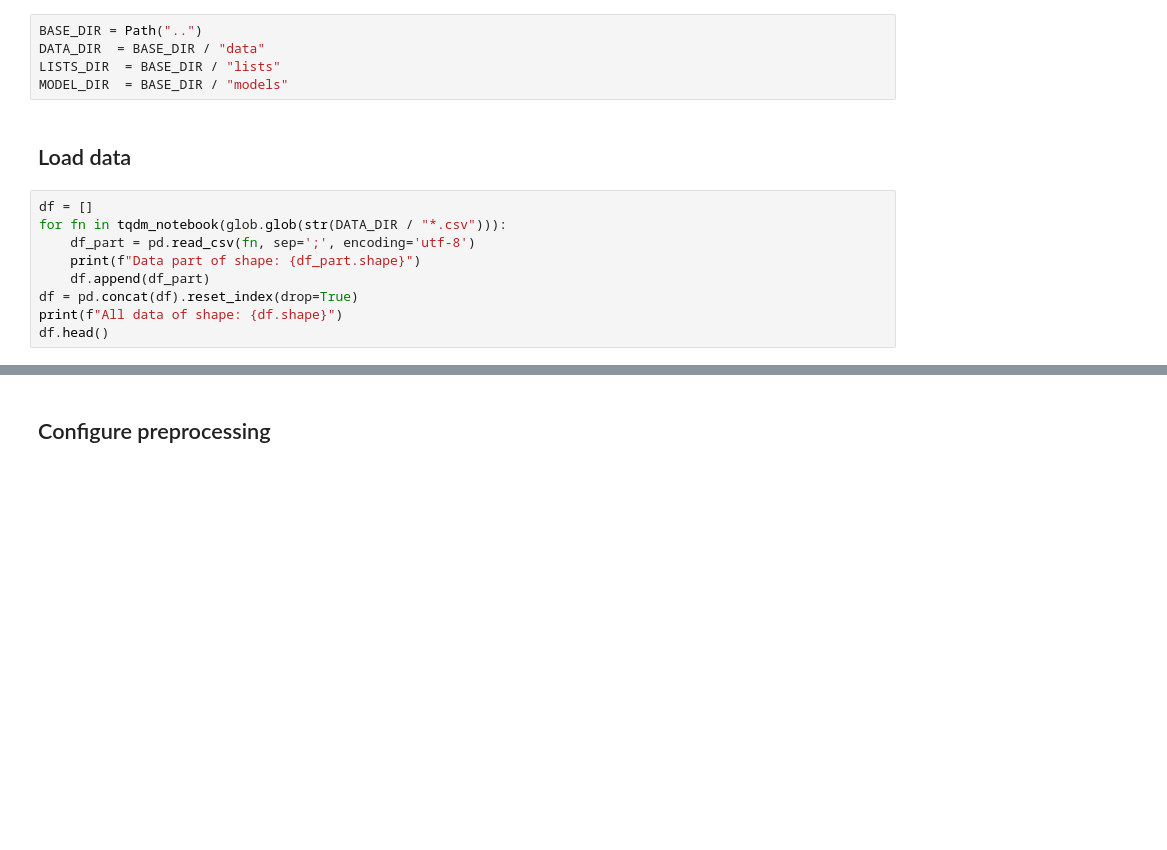
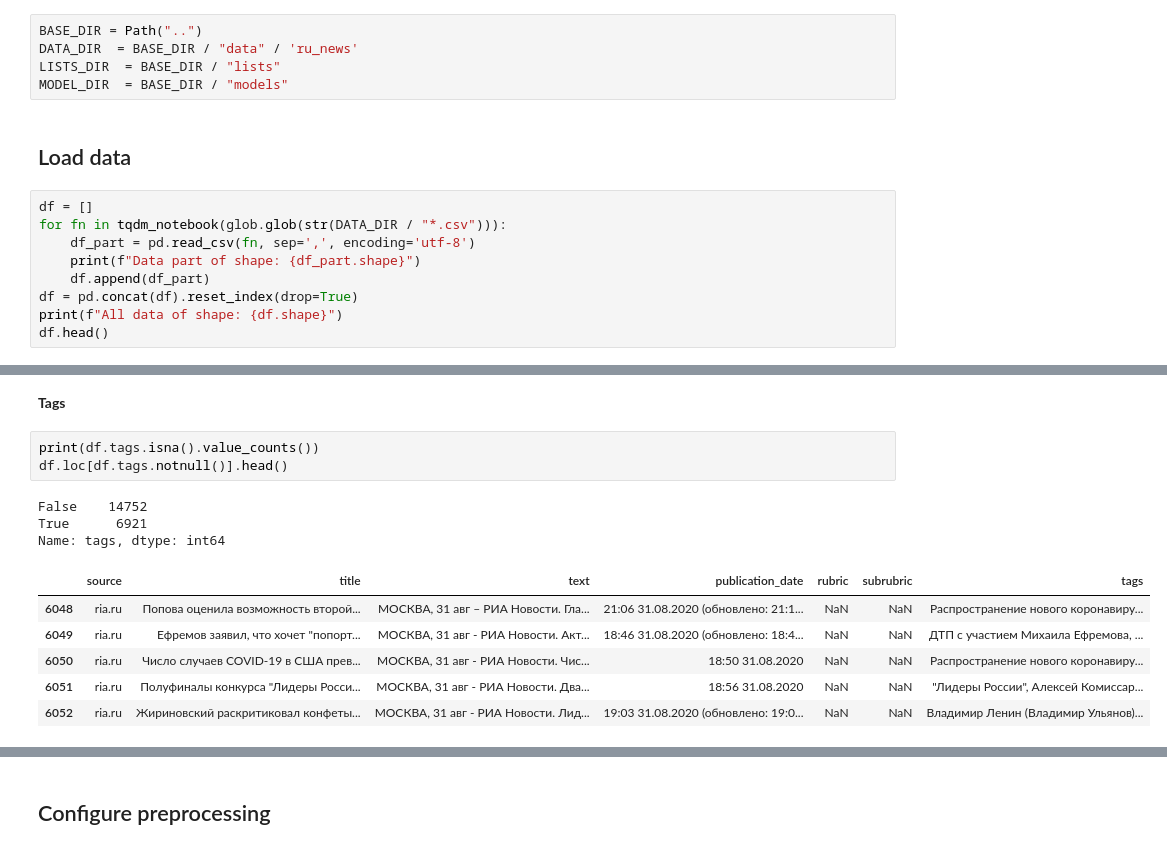
Before and after one commit to IrinaArmstrong/Keywords-Extraction, a Jupyter notebook: notebooks/KeyWords Extraction - TextRank.ipynb, the cells around one changed output, grey strips where cells are left out. Saved outputs shown, nothing was run; the diff lists cells and outputs as text; blank space fills up the shorter version.

```diff
--- a/notebooks/KeyWords Extraction - TextRank.ipynb
+++ b/notebooks/KeyWords Extraction - TextRank.ipynb
@@ -48,7 +47,7 @@ from gensim.models import word2vec, keyedvectors
 ### Define paths
 # %%
 BASE_DIR = Path("..")
-DATA_DIR  = BASE_DIR / "data"
+DATA_DIR  = BASE_DIR / "data" / 'ru_news'
 LISTS_DIR  = BASE_DIR / "lists"
 MODEL_DIR  = BASE_DIR / "models"
 # %% [markdown]
@@ -56,7 +55,7 @@ MODEL_DIR  = BASE_DIR / "models"
 # %%
 df = []
 for fn in tqdm_notebook(glob.glob(str(DATA_DIR / "*.csv"))):
-    df_part = pd.read_csv(fn, sep=';', encoding='utf-8')
+    df_part = pd.read_csv(fn, sep=',', encoding='utf-8')
     print(f"Data part of shape: {df_part.shape}")
     df.append(df_part)
 df = pd.concat(df).reset_index(drop=True)
@@ -75,0 +109,15 @@ All data of shape: (13144, 10)
+# %% [markdown]
+**Tags**
+# %%
+print(df.tags.isna().value_counts())
+df.loc[df.tags.notnull()].head()
+# %% [output]
+False    14752
+True      6921
+Name: tags, dtype: int64
+|  | source | title | text | publication_date | rubric | subrubric | tags |
+| 6048 | ria.ru | Попова оценила возможность второй... | МОСКВА, 31 авг – РИА Новости. Гла... | 21:06 31.08.2020 (обновлено: 21:1... | NaN | NaN | Распространение нового коронавиру... |
+| 6049 | ria.ru | Ефремов заявил, что хочет "попорт... | МОСКВА, 31 авг - РИА Новости. Акт... | 18:46 31.08.2020 (обновлено: 18:4... | NaN | NaN | ДТП с участием Михаила Ефремова, ... |
+| 6050 | ria.ru | Число случаев COVID-19 в США прев... | МОСКВА, 31 авг - РИА Новости. Чис... | 18:50 31.08.2020 | NaN | NaN | Распространение нового коронавиру... |
+| 6051 | ria.ru | Полуфиналы конкурса "Лидеры Росси... | МОСКВА, 31 авг - РИА Новости. Два... | 18:56 31.08.2020 | NaN | NaN | "Лидеры России", Алексей Комиссар... |
+| 6052 | ria.ru | Жириновский раскритиковал конфеты... | МОСКВА, 31 авг - РИА Новости. Лид... | 19:03 31.08.2020 (обновлено: 19:0... | NaN | NaN | Владимир Ленин (Владимир Ульянов)... |
```
Also changed, not shown: parts of 25 cells of this notebook, 1 other file.
